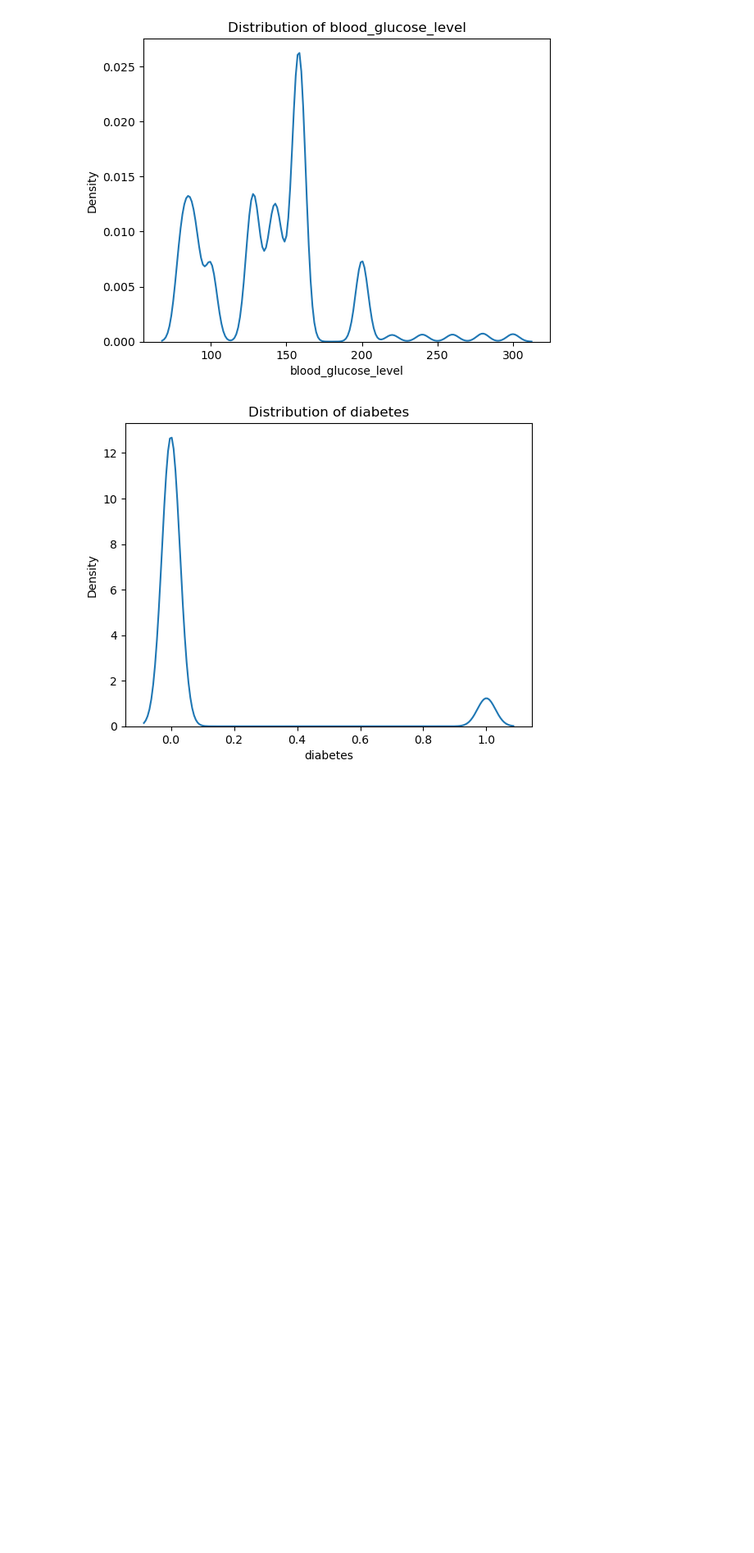
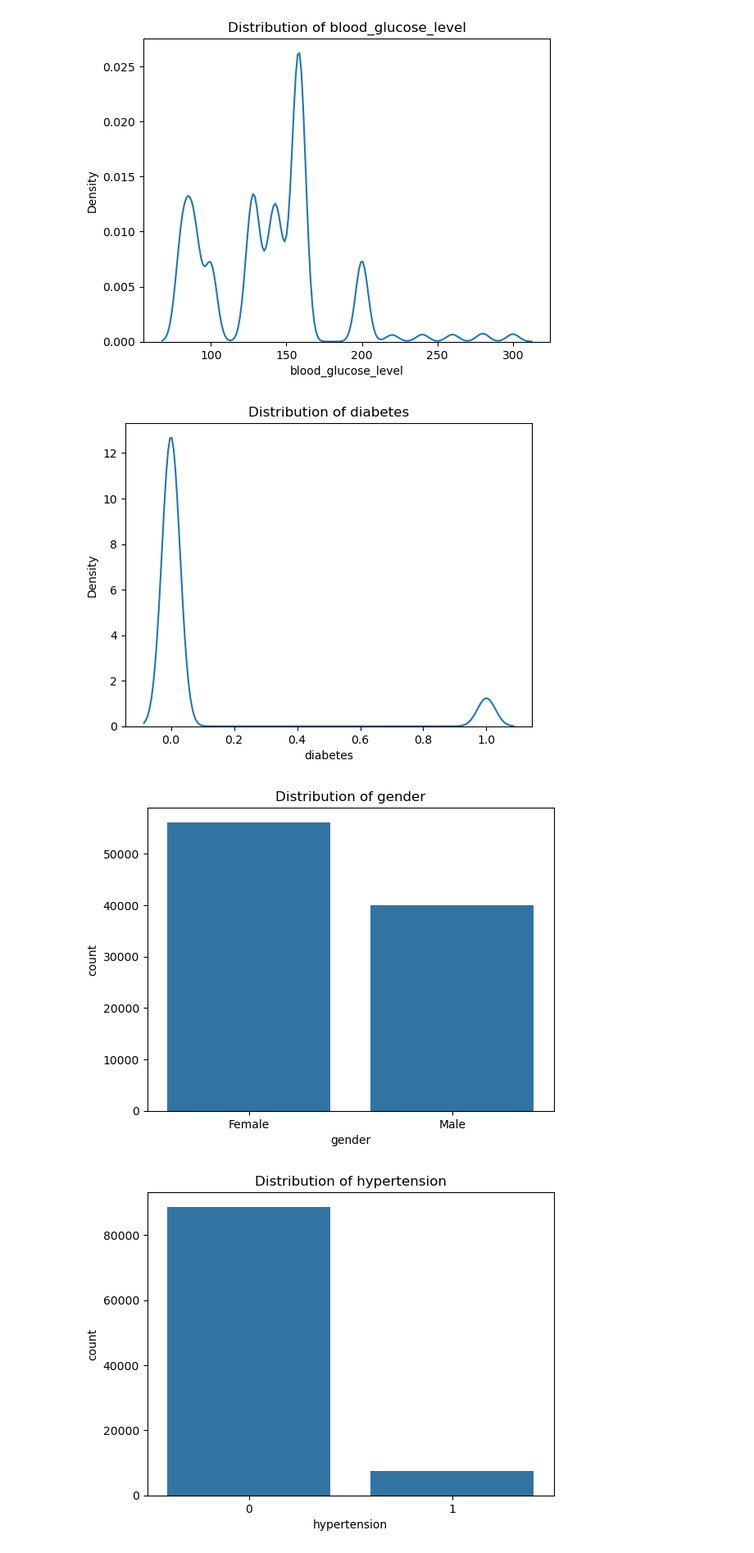
Before and after one commit to ImpactGLX323/UMAIHackathon-UNM, a Jupyter notebook: model/exploratory_data_analysis.ipynb, the cells around one changed output. Shown at 82% size. Saved outputs shown, nothing was run; the diff lists cells and outputs as text; code cells hidden in the pictures; blank space fills up the shorter version.

Commit message:
eda added count plot for categorical columns

```diff
--- a/model/exploratory_data_analysis.ipynb
+++ b/model/exploratory_data_analysis.ipynb
@@ -167,3 +168,13 @@ for column in numerical_columns:
 [figure]
 [figure]
 [figure]
+# %%
+# Plot distribution for categorical columns
+
+for column in categorical_columns:
+    sns.countplot(x=df[column])
+    plt.title(f'Distribution of {column}')
+    plt.show()
+# %% [output]
+[figure, added]
+[figure, added]
```
Also changed, not shown: parts of 2 cells of this notebook.
